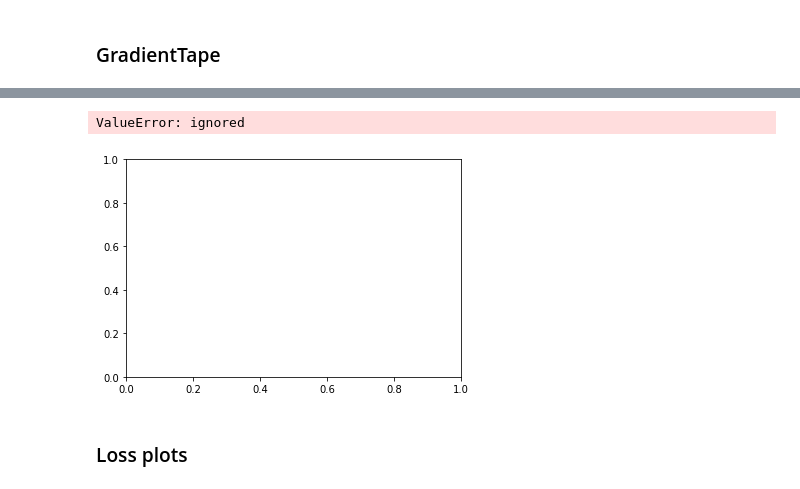
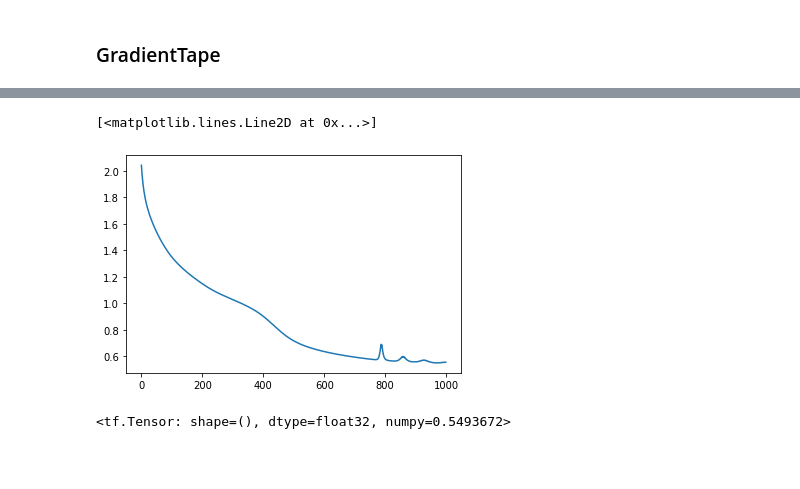
Before and after one commit to SumeetChougule/PM-HR, a Jupyter notebook: notebooks/Force_correction.ipynb, the cells around one changed output, grey strips where cells are left out. Cells and saved outputs as stored; diff of their text form; code cells hidden in the pictures; blank space fills up the shorter version.

```diff
--- a/notebooks/Force_correction.ipynb
+++ b/notebooks/Force_correction.ipynb
@@ -261,3 +276,6 @@ ip = ip_m.shape
 ip[1:]
 # %% [output]
 TensorShape([32, 32, 32, 1])
+# %%
+ip_np = ip_m.numpy()
+ip_np.shape
@@ -263,0 +284,5 @@ TensorShape([32, 32, 32, 1])
+# %%
+# with wrap
+in_pad = np.pad(ip_np, ((0,0),(3,3),(3,3),(3,3),(3,3)), mode='wrap')
+in_wm = tf.convert_to_tensor(in_pad)
+in_wm.shape
@@ -305,25 +338,23 @@ TensorShape([32768, 3])
 optimizer = tf.keras.optimizers.SGD(1e-3)
 # Loss Fn
 loss_fn = losses.MeanSquaredError()
-
+batch_size = 1
 #Training dataset
 batch_size = 1
-x_train, y_train = ip_m, y
-
-#train_dataset = tf.data.Dataset.from_tensor_slices((x_train, y_train))
+x_train, y_train = in_wm, y
 # %%
-epochs = 10
+epochs = 1000
 loss = []
 for epoch in range(epochs):
-  print("\nStart of epoch %d" % (epoch,))
+  #print("\nStart of epoch %d" % (epoch,))
 
   with tf.GradientTape() as tape:
-    logits = model(x_train, training=True)
+    pred = model(x_train, training=True)
 
-    loss_value = loss_fn(y_train, logits)
-    loss.append(loss_value.numpy)
+    loss_value = loss_fn(y_train, pred)
+    loss.append(loss_value)
 
   grads = tape.gradient(loss_value, model.trainable_weights)
   optimizer.apply_gradients(zip(grads, model.trainable_weights))
 
-  print(epoch, float(loss_value))
+  #print(epoch, float(loss_value))
@@ -348,9 +360,0 @@ Start of epoch 9
-# %%
-plt.plot( epochs, loss)
-plt.legend()
-plt.show()
-# %% [output]
-ValueError: ignored
-[figure, removed]
-# %% [markdown]
-### Loss plots
@@ -359,0 +361,10 @@ plt.legend()
+# %%
+# Loss for epoches = 1000 with WRAP
+plt.plot(np.arange(epochs), loss)
+# %% [output]
+[<matplotlib.lines.Line2D at 0x...>]
+[figure, added]
+# %%
+min(loss)
+# %% [output]
+<tf.Tensor: shape=(), dtype=float32, numpy=0.5493672>
```
Also changed, not shown: parts of 38 cells of this notebook.
